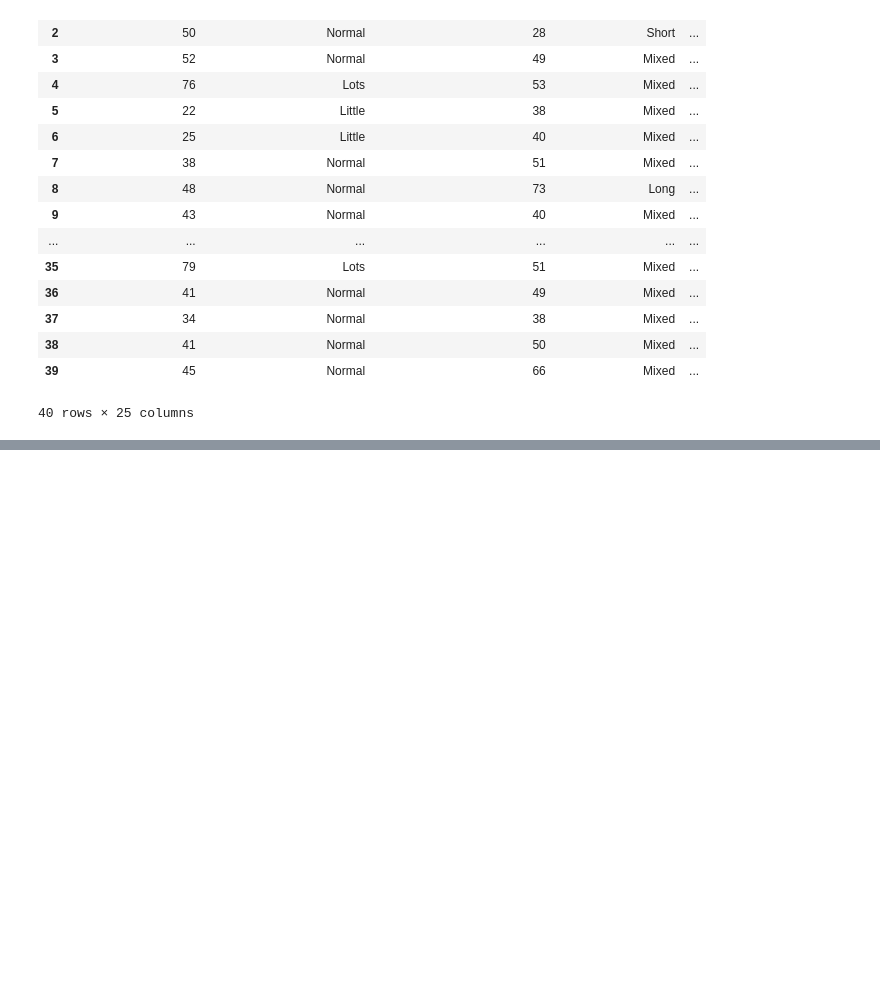
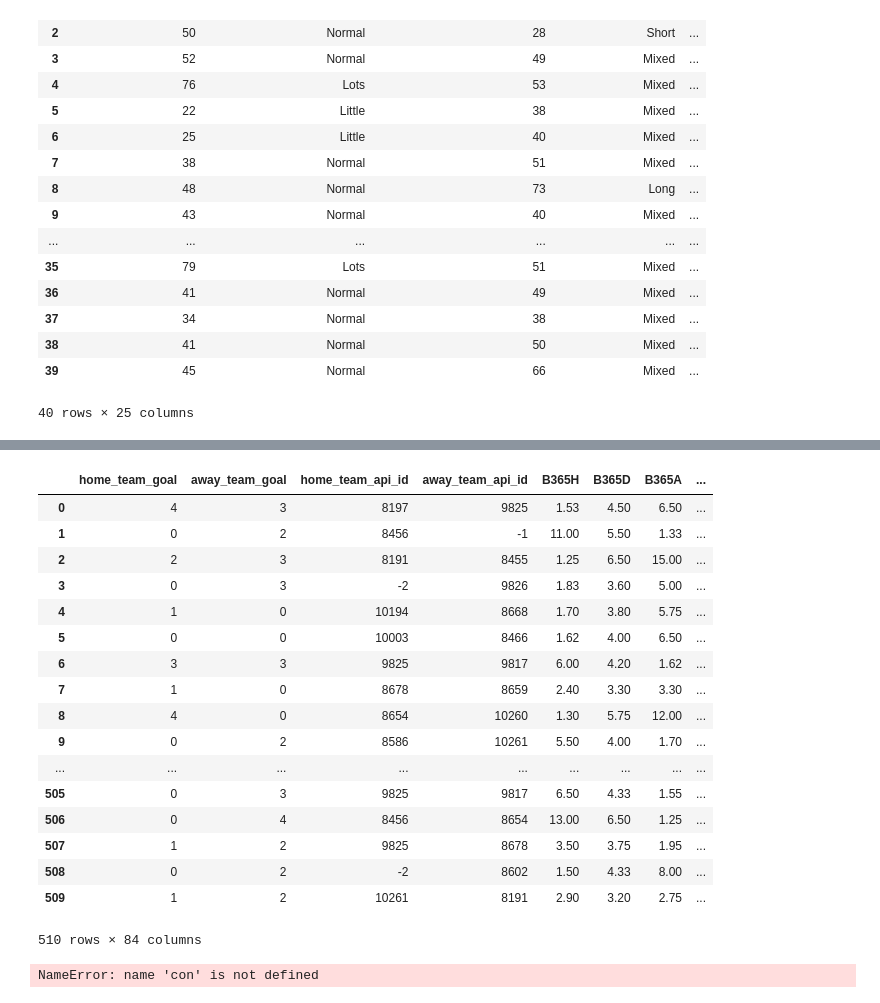
Before and after one commit to zsimone10/FIFABets, a Jupyter notebook: scrape_team_attributes.ipynb, the cells around one changed output, grey strips where cells are left out. Saved outputs shown, nothing was run; the diff lists cells and outputs as text; code cells hidden in the pictures; blank space fills up the shorter version.

```diff
--- a/scrape_team_attributes.ipynb
+++ b/scrape_team_attributes.ipynb
@@ -125,0 +237,47 @@ team_attributes
+# %%
+#fill in missing data with na with -1
+#CHANGE LATER TO BE MORE ROBUST
+matches = matches.fillna(-1)
+matches.to_csv('negative_one_fill.csv')
+# %% [output]
+|  | home_team_goal | away_team_goal | home_team_api_id | away_team_api_id | B365H | B365D | B365A | ... |
+| 0 | 4 | 3 | 8197 | 9825 | 1.53 | 4.50 | 6.50 | ... |
+| 1 | 0 | 2 | 8456 | -1 | 11.00 | 5.50 | 1.33 | ... |
+| 2 | 2 | 3 | 8191 | 8455 | 1.25 | 6.50 | 15.00 | ... |
+| 3 | 0 | 3 | -2 | 9826 | 1.83 | 3.60 | 5.00 | ... |
+| 4 | 1 | 0 | 10194 | 8668 | 1.70 | 3.80 | 5.75 | ... |
+| 5 | 0 | 0 | 10003 | 8466 | 1.62 | 4.00 | 6.50 | ... |
+| 6 | 3 | 3 | 9825 | 9817 | 6.00 | 4.20 | 1.62 | ... |
+| 7 | 1 | 0 | 8678 | 8659 | 2.40 | 3.30 | 3.30 | ... |
+| 8 | 4 | 0 | 8654 | 10260 | 1.30 | 5.75 | 12.00 | ... |
+| 9 | 0 | 2 | 8586 | 10261 | 5.50 | 4.00 | 1.70 | ... |
+| ... | ... | ... | ... | ... | ... | ... | ... | ... |
+| 505 | 0 | 3 | 9825 | 9817 | 6.50 | 4.33 | 1.55 | ... |
+| 506 | 0 | 4 | 8456 | 8654 | 13.00 | 6.50 | 1.25 | ... |
+| 507 | 1 | 2 | 9825 | 8678 | 3.50 | 3.75 | 1.95 | ... |
+| 508 | 0 | 2 | -2 | 8602 | 1.50 | 4.33 | 8.00 | ... |
+| 509 | 1 | 2 | 10261 | 8191 | 2.90 | 3.20 | 2.75 | ... |
+510 rows × 84 columns
+# %%
+new_to_remove = []
+og = pd.read_sql_query("SELECT * from Match", con)
+index = range(0,og.shape[0]) # number rows
+columns = ['Home', 'Draw', 'Away']
+labels =  pd.DataFrame(index=index, columns=columns)
+print(index, matches.index.values)
+for index, match in og.iterrows():
+    if index in matches.index.values:
+        if match['home_team_goal'] > match['away_team_goal']:
+            labels.at[index, 'Home'] = 1
+        elif match['home_team_goal'] == match['away_team_goal']:
+            labels.at[index, 'Draw'] = 1
+        else:
+            labels.at[index, 'Away'] = 1
+    else:
+        new_to_remove.append(index)
+labels = labels.drop(new_to_remove, axis=0)
+labels = labels.fillna(0)
+print(labels, labels.shape[0] == matches.shape[0])
+labels.to_csv('labels.csv')
+# %% [output]
+NameError: name 'con' is not defined
```
Also changed, not shown: parts of 9 cells of this notebook, 3 other files.
